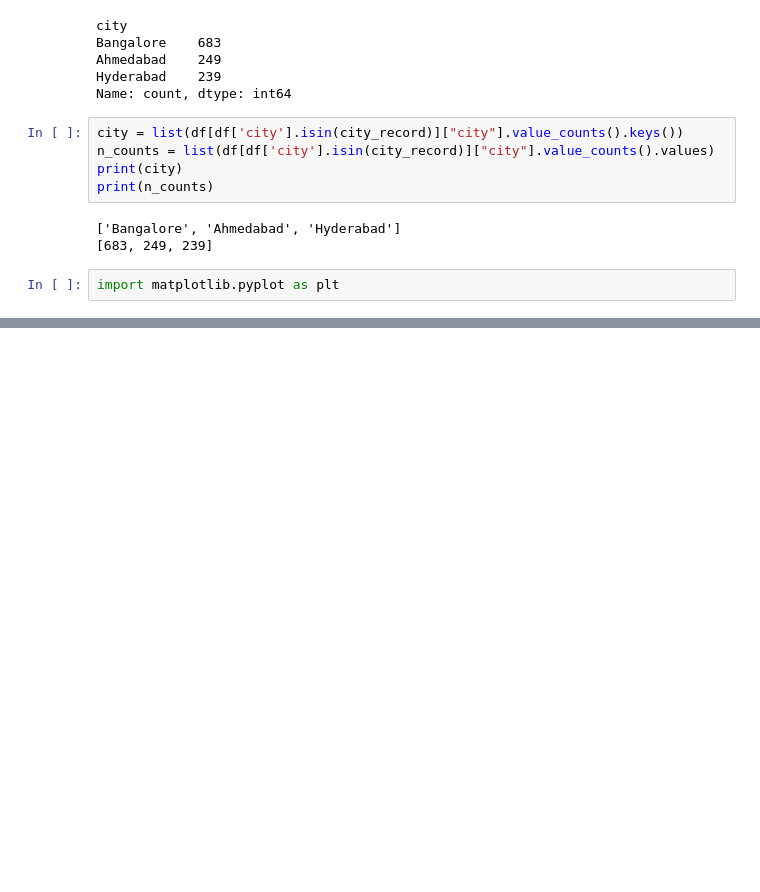
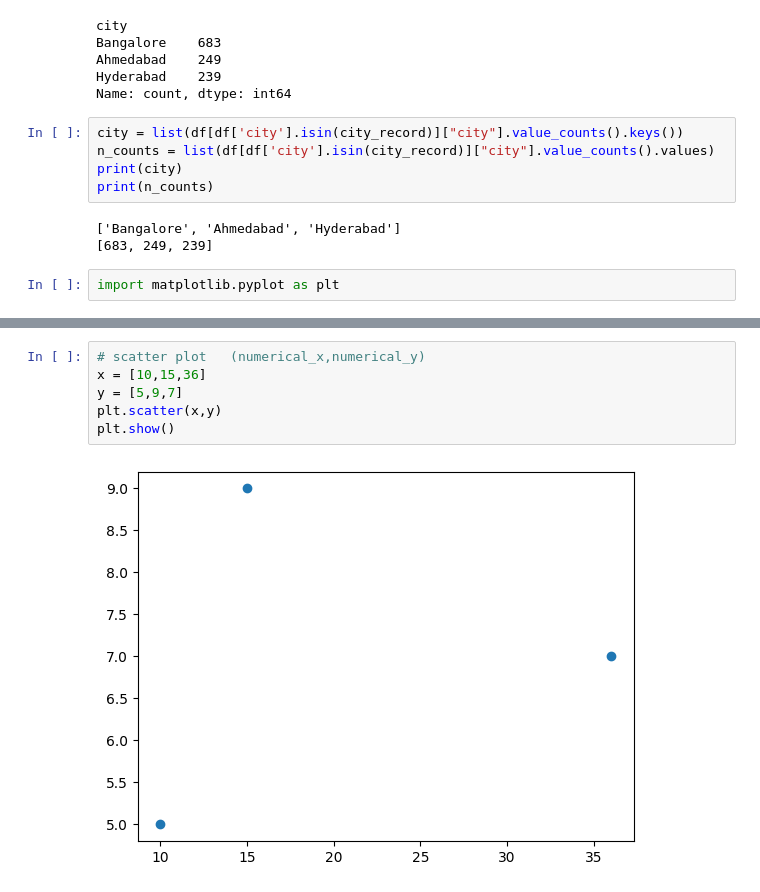
Before and after one commit to Ranjit-Singh-786/evetest, a Jupyter notebook: regression_project.ipynb, the cells around one changed output, grey strips where cells are left out. Saved outputs shown, nothing was run; the diff lists cells and outputs as text; blank space fills up the shorter version.

```diff
--- a/regression_project.ipynb
+++ b/regression_project.ipynb
@@ -186,0 +232,8 @@ plt.show()
+# %%
+# scatter plot   (numerical_x,numerical_y)
+x = [10,15,36]
+y = [5,9,7]
+plt.scatter(x,y)
+plt.show()
+# %% [output]
+[figure, added]
```
Also changed, not shown: parts of 10 cells of this notebook.
